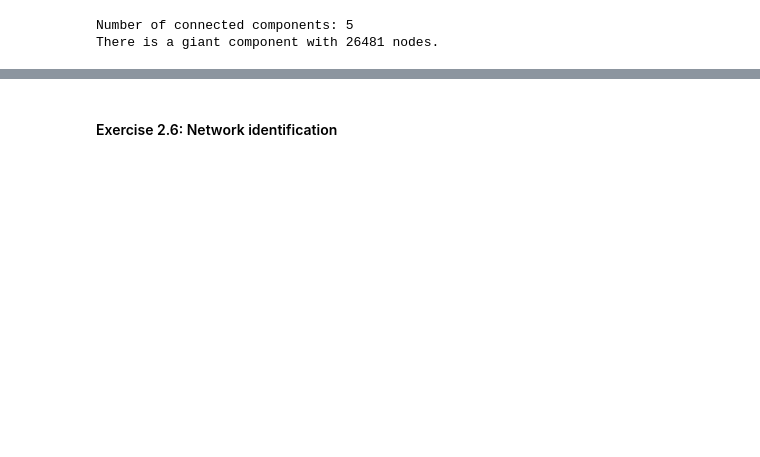
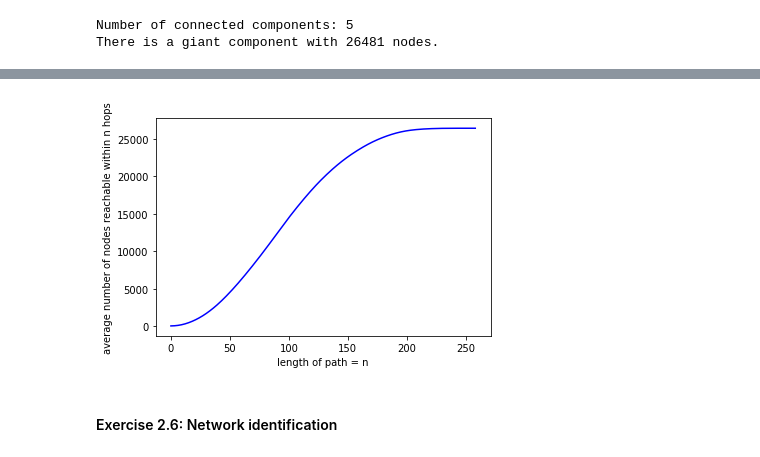
Before and after one commit to m4hmmd/Internet-Analytics, a Jupyter notebook: ix-lab2/notebooks/ix-lab2-notebook-part1.ipynb, the cells around one changed output, grey strips where cells are left out. Drawn from its saved outputs; the diff is of its cells as text; code cells hidden in the pictures; blank space fills up the shorter version.

```diff
--- a/ix-lab2/notebooks/ix-lab2-notebook-part1.ipynb
+++ b/ix-lab2/notebooks/ix-lab2-notebook-part1.ipynb
@@ -244,16 +241,23 @@ print ('Standard Deviation:', n2_sd)
 # %%
 # 'Connectivity Growth'
 # for n, find number of paths with length n
-n2_accessibiity_distr = [n2_sorted_path_lengths.count(n) for n in range(1, max(n2_sorted_path_lengths)+1)]
-for i in range(max(n2_sorted_path_lengths) - 1):
-    accessibiity_distr[i+1] += accessibiity_distr[i]
+n2_sorted_path_lengths = sorted(n2_path_lengths, reverse = True)
+
+# number of paths with length l for every l (basically, a histogram)
+n2_accessibiity_distr = [n2_sorted_path_lengths.count(n) for n in range(max(n2_sorted_path_lengths)+1)]
+
+# number of paths with length <=l for every l
+for i in range(max(n2_sorted_path_lengths)):
+    n2_accessibiity_distr[i+1] += n2_accessibiity_distr[i]
 
 # To get avg number of nodes within n hops, multiply it by 2 and divide by N
 n2_accessibiity_distr = list(map(lambda x: x * 2 / n2_node_count, n2_accessibiity_distr))
-plt.plot(n2_accessibiity_distr)
+plt.plot(n2_accessibiity_distr, 'b-')
 plt.xlabel('length of path = n')
 plt.ylabel('average number of nodes reachable within n hops')
 plt.show()
+# %% [output]
+[figure, added]
 # %% [markdown]
 #### Exercise 2.6: Network identification
 # %%
```
Also changed, not shown: parts of 19 cells of this notebook.
